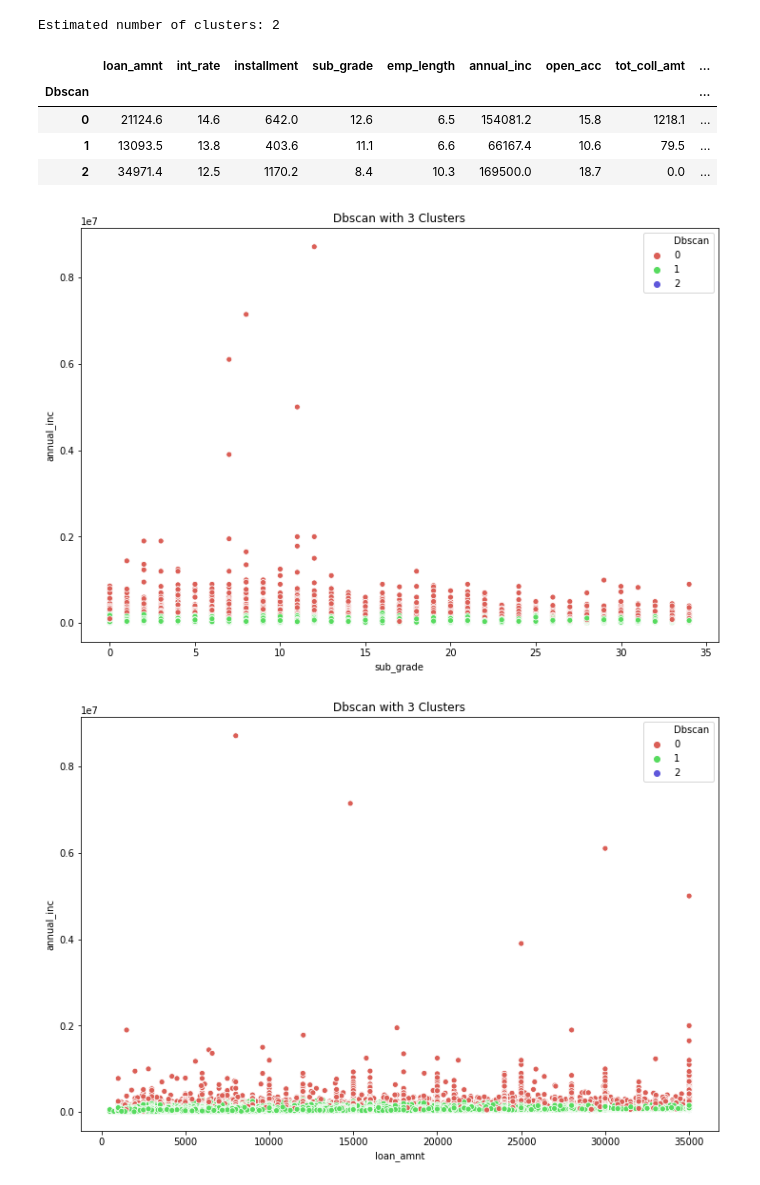
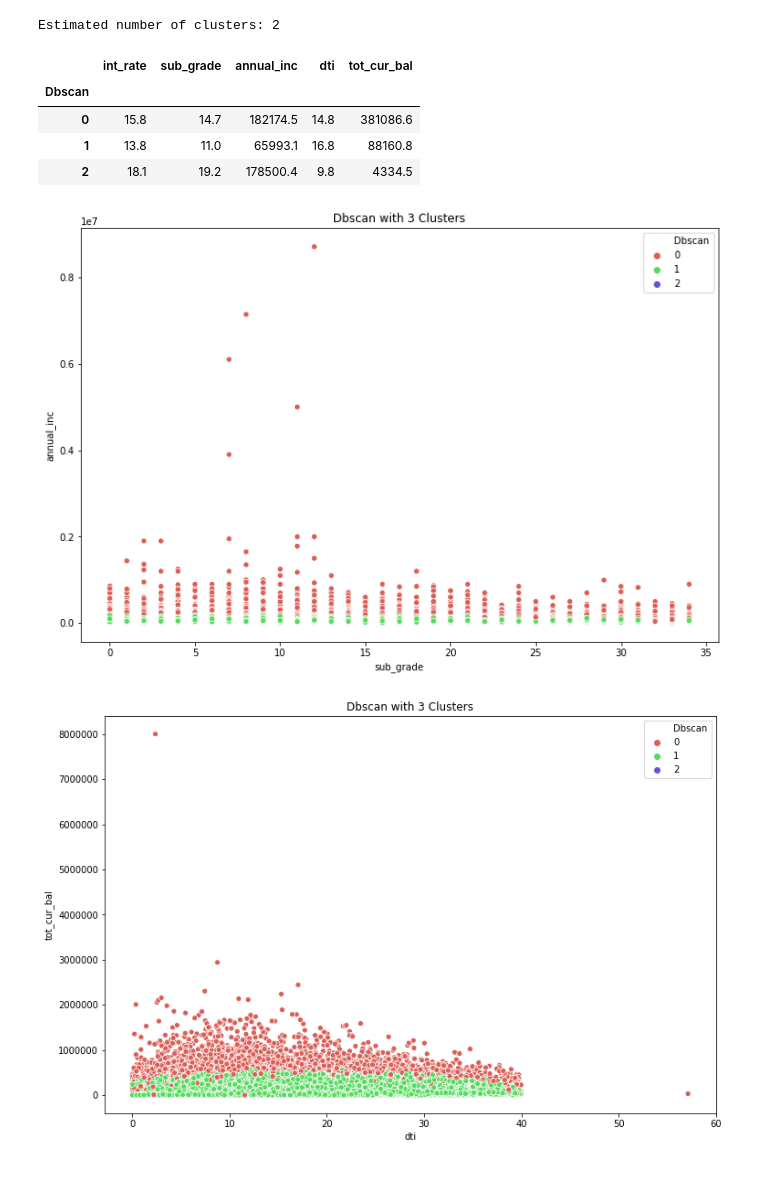
Before and after one commit to gr-nastassia/mccme_python_tasks, a Jupyter notebook: credit_model/Clusterising.ipynb, the cells around one changed output. Cells and saved outputs as stored; diff of their text form; code cells hidden in the pictures.

```diff
--- a/credit_model/Clusterising.ipynb
+++ b/credit_model/Clusterising.ipynb
@@ -23,7 +23,7 @@ df.head()
 | 4 | 6500.0 | 36 months | 12.69 | 218.05 | B | B5 | Medtox Laboratories | 10+ years | RENT | ... |
 5 rows × 36 columns
 # %%
-data = df.drop(['emp_title', 'home_ownership', 'pymnt_plan','record_id', 'earliest_cr_line', 'grade', 'application_type', 'issue_d', 'zip_code', 'policy_code', 'verification_status', 'purpose', 'initial_list_status', 'addr_state','term', 'loan_status', 'dti', 'delinq_2yrs', 'inq_last_6mths', 'mths_since_last_delinq', 'pub_rec', 'revol_bal', 'revol_util', 'total_acc', 'collections_12_mths_ex_med', 'acc_now_delinq'], axis=1)
+data = df.drop(['emp_title', 'home_ownership', 'pymnt_plan','record_id', 'earliest_cr_line', 'grade', 'application_type', 'issue_d', 'zip_code', 'policy_code', 'verification_status', 'purpose', 'initial_list_status', 'addr_state','term', 'loan_status', 'delinq_2yrs', 'inq_last_6mths', 'mths_since_last_delinq', 'pub_rec', 'revol_bal', 'revol_util', 'total_acc', 'collections_12_mths_ex_med', 'acc_now_delinq', 'loan_amnt', 'installment', 'emp_length', 'tot_coll_amt', 'total_rev_hi_lim', 'open_acc'], axis=1)
 # %%
 data.info()
 # %% [output]
@@ -45,5 +39,0 @@ memory usage: 14.5 MB
-# %%
-data.emp_length.fillna(value=0,inplace=True)
-data.tot_coll_amt.fillna(value=df.tot_coll_amt.mean(),inplace=True)
-data.tot_cur_bal.fillna(value=df.tot_coll_amt.mean(),inplace=True)
-data.total_rev_hi_lim.fillna(value=df.total_rev_hi_lim.mean(),inplace=True)
@@ -50,8 +42,6 @@ data.total_rev_hi_lim.fillna(value=df.total_rev_hi_lim.mean(),inplace=True)
 # %%
 label_encoder = LabelEncoder()
 data['sub_grade'] = label_encoder.fit_transform(df['sub_grade'])
-# %%
-data['emp_length'] = data['emp_length'].map({'< 1 year': 1, '1 year': 2, '2 years': 3,  '3 years': 4,  '4 years': 5,  '5 years': 6,  '6 years': 7,  '7 years': 8,  '8 years': 9,  '9 years': 10,  '10+ years': 11})
 # %%
 from sklearn import preprocessing
 dataset1_standardized = preprocessing.scale(data)
@@ -98,7 +88,7 @@ print('Estimated number of clusters: %d' % n_clusters_)
 # %% [output]
 Estimated number of clusters: 2
 # %%
-db = DBSCAN(eps=1, min_samples=10)
+db = DBSCAN(eps=0.4, min_samples=20)
 y_db = db.fit_predict(dataset_sc)
 
 y_db1=db
@@ -111,11 +101,11 @@ data['Dbscan'] = cluster
 db_mean_cluster = pd.DataFrame(round(data.groupby('Dbscan').mean(),1))
 db_mean_cluster
 # %% [output]
-|  | loan_amnt | int_rate | installment | sub_grade | emp_length | annual_inc | open_acc | tot_coll_amt | ... |
-| Dbscan |  |  |  |  |  |  |  |  | ... |
-| 0 | 21124.6 | 14.6 | 642.0 | 12.6 | 6.5 | 154081.2 | 15.8 | 1218.1 | ... |
-| 1 | 13093.5 | 13.8 | 403.6 | 11.1 | 6.6 | 66167.4 | 10.6 | 79.5 | ... |
-| 2 | 34971.4 | 12.5 | 1170.2 | 8.4 | 10.3 | 169500.0 | 18.7 | 0.0 | ... |
+|  | int_rate | sub_grade | annual_inc | dti | tot_cur_bal |
+| Dbscan |  |  |  |  |  |
+| 0 | 15.8 | 14.7 | 182174.5 | 14.8 | 381086.6 |
+| 1 | 13.8 | 11.0 | 65993.1 | 16.8 | 88160.8 |
+| 2 | 18.1 | 19.2 | 178500.4 | 9.8 | 4334.5 |
 # %%
 plt.figure(figsize=(12, 8))
 sns.scatterplot(data['sub_grade'], data['annual_inc'], hue=data['Dbscan'],
@@ -123,15 +113,15 @@ sns.scatterplot(data['sub_grade'], data['annual_inc'], hue=data['Dbscan'],
 plt.title('Dbscan with 3 Clusters')
 plt.show()
 # %% [output]
-[figure, old version]
+[figure, new version]
 # %%
 plt.figure(figsize=(12, 8))
-sns.scatterplot(data['loan_amnt'], data['annual_inc'], hue=data['Dbscan'],
+sns.scatterplot(data['dti'], data['tot_cur_bal'], hue=data['Dbscan'],
                 palette=sns.color_palette('hls', 3))
 plt.title('Dbscan with 3 Clusters')
 plt.show()
 # %% [output]
-[figure, old version]
+[figure, new version]
 # %%
 plt.figure(figsize=(10, 8))
 from sklearn.cluster import KMeans
```
Also changed, not shown: parts of 10 cells of this notebook.
